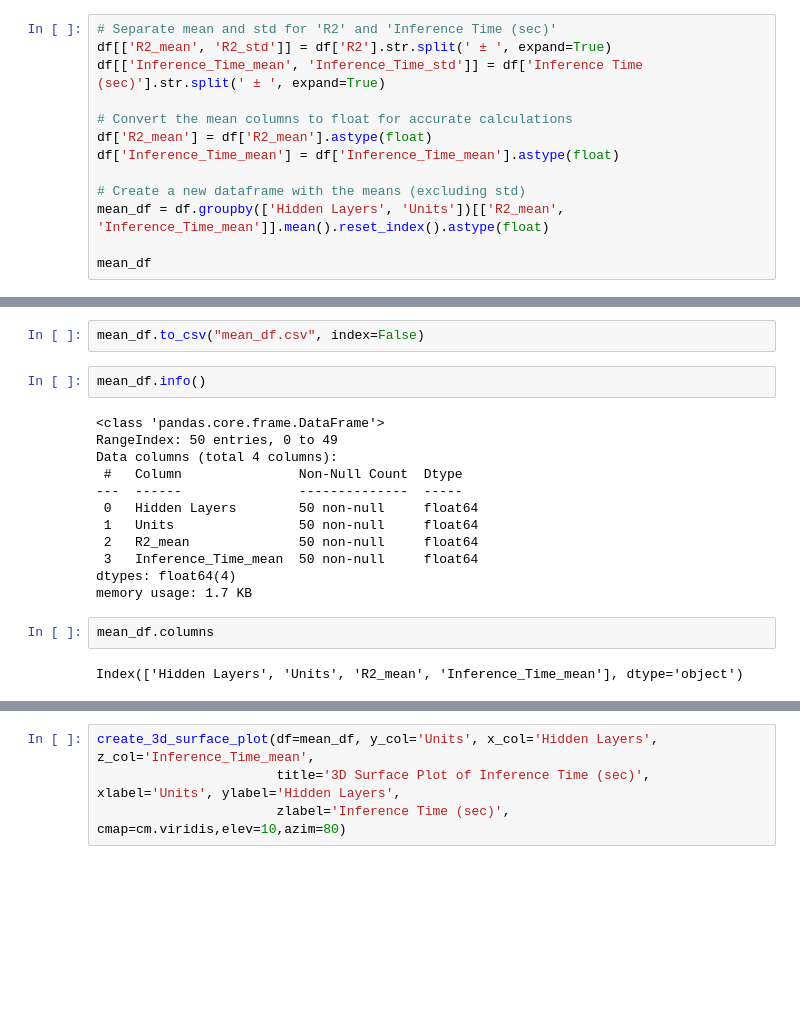
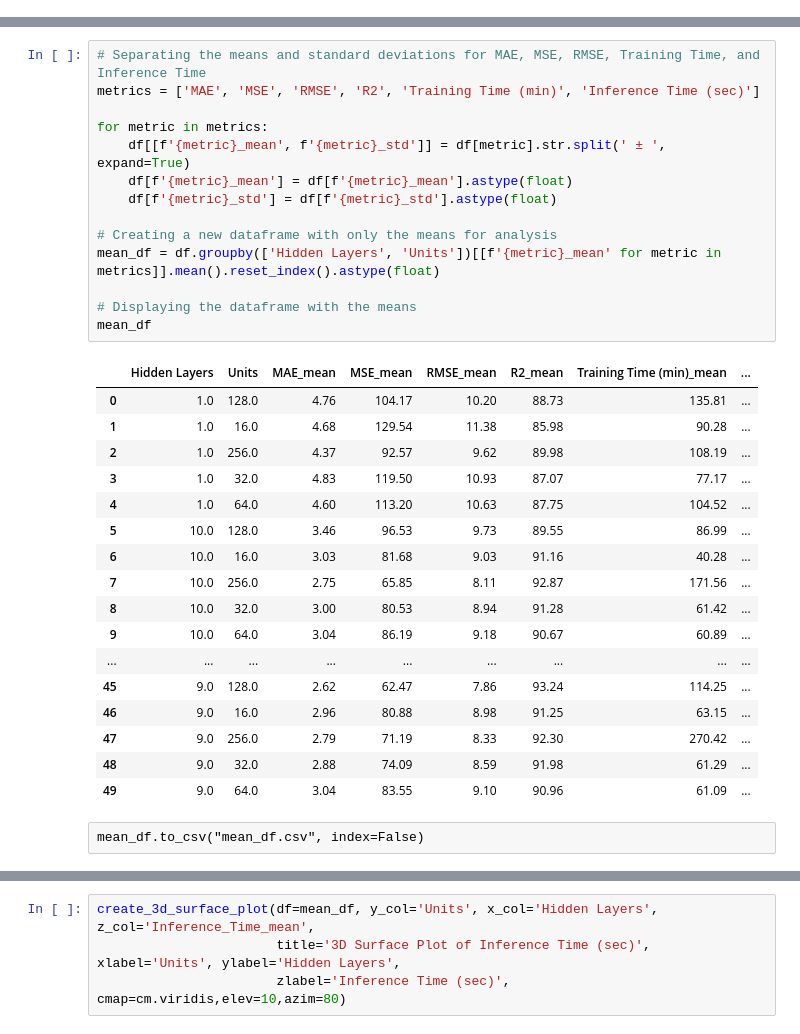
Before and after one commit to jpadantas/poker, a Jupyter notebook: ann/tables.ipynb, the cells around one changed output, grey strips where cells are left out. Saved outputs shown, nothing was run; the diff lists cells and outputs as text; blank space fills up the shorter version.

```diff
--- a/ann/tables.ipynb
+++ b/ann/tables.ipynb
@@ -60,16 +62,3 @@ df
 | 47 | 9 | 64 | 3.04 ± 0.41 | 83.55 ± 16.21 | 9.1 ± 0.9 | 90.96 ± 1.75 | 61.09 ± 26.91 | 7.03 ± 0.31 |
 | 48 | 9 | 128 | 2.62 ± 0.32 | 62.47 ± 14.81 | 7.86 ± 0.89 | 93.24 ± 1.6 | 114.25 ± 32.78 | 11.9 ± 0.71 |
 | 49 | 9 | 256 | 2.79 ± 0.4 | 71.19 ± 27.85 | 8.33 ± 1.53 | 92.3 ± 3.01 | 270.42 ± 132.69 | 24.84 ± 0.66 |
-# %%
-# Separate mean and std for 'R2' and 'Inference Time (sec)'
-df[['R2_mean', 'R2_std']] = df['R2'].str.split(' ± ', expand=True)
-df[['Inference_Time_mean', 'Inference_Time_std']] = df['Inference Time (sec)'].str.split(' ± ', expand=True)
-
-# Convert the mean columns to float for accurate calculations
-df['R2_mean'] = df['R2_mean'].astype(float)
-df['Inference_Time_mean'] = df['Inference_Time_mean'].astype(float)
-
-# Create a new dataframe with the means (excluding std)
-mean_df = df.groupby(['Hidden Layers', 'Units'])[['R2_mean', 'Inference_Time_mean']].mean().reset_index().astype(float)
-
-mean_df
@@ -94,20 +65,34 @@ mean_df
-# %%
-mean_df.to_csv("mean_df.csv", index=False)
-# %%
-mean_df.info()
-# %% [output]
-<class 'pandas.core.frame.DataFrame'>
-RangeIndex: 50 entries, 0 to 49
-Data columns (total 4 columns):
- #   Column               Non-Null Count  Dtype
----  ------               --------------  -----
- 0   Hidden Layers        50 non-null     float64
- 1   Units                50 non-null     float64
- 2   R2_mean              50 non-null     float64
- 3   Inference_Time_mean  50 non-null     float64
-dtypes: float64(4)
-memory usage: 1.7 KB
-# %%
-mean_df.columns
-# %% [output]
-Index(['Hidden Layers', 'Units', 'R2_mean', 'Inference_Time_mean'], dtype='object')
+# %%
+# Separating the means and standard deviations for MAE, MSE, RMSE, Training Time, and Inference Time
+metrics = ['MAE', 'MSE', 'RMSE', 'R2', 'Training Time (min)', 'Inference Time (sec)']
+
+for metric in metrics:
+    df[[f'{metric}_mean', f'{metric}_std']] = df[metric].str.split(' ± ', expand=True)
+    df[f'{metric}_mean'] = df[f'{metric}_mean'].astype(float)
+    df[f'{metric}_std'] = df[f'{metric}_std'].astype(float)
+
+# Creating a new dataframe with only the means for analysis
+mean_df = df.groupby(['Hidden Layers', 'Units'])[[f'{metric}_mean' for metric in metrics]].mean().reset_index().astype(float)
+
+# Displaying the dataframe with the means
+mean_df
+# %% [output]
+|  | Hidden Layers | Units | MAE_mean | MSE_mean | RMSE_mean | R2_mean | Training Time (min)_mean | ... |
+| 0 | 1.0 | 128.0 | 4.76 | 104.17 | 10.20 | 88.73 | 135.81 | ... |
+| 1 | 1.0 | 16.0 | 4.68 | 129.54 | 11.38 | 85.98 | 90.28 | ... |
+| 2 | 1.0 | 256.0 | 4.37 | 92.57 | 9.62 | 89.98 | 108.19 | ... |
+| 3 | 1.0 | 32.0 | 4.83 | 119.50 | 10.93 | 87.07 | 77.17 | ... |
+| 4 | 1.0 | 64.0 | 4.60 | 113.20 | 10.63 | 87.75 | 104.52 | ... |
+| 5 | 10.0 | 128.0 | 3.46 | 96.53 | 9.73 | 89.55 | 86.99 | ... |
+| 6 | 10.0 | 16.0 | 3.03 | 81.68 | 9.03 | 91.16 | 40.28 | ... |
+| 7 | 10.0 | 256.0 | 2.75 | 65.85 | 8.11 | 92.87 | 171.56 | ... |
+| 8 | 10.0 | 32.0 | 3.00 | 80.53 | 8.94 | 91.28 | 61.42 | ... |
+| 9 | 10.0 | 64.0 | 3.04 | 86.19 | 9.18 | 90.67 | 60.89 | ... |
+| ... | ... | ... | ... | ... | ... | ... | ... | ... |
+| 45 | 9.0 | 128.0 | 2.62 | 62.47 | 7.86 | 93.24 | 114.25 | ... |
+| 46 | 9.0 | 16.0 | 2.96 | 80.88 | 8.98 | 91.25 | 63.15 | ... |
+| 47 | 9.0 | 256.0 | 2.79 | 71.19 | 8.33 | 92.30 | 270.42 | ... |
+| 48 | 9.0 | 32.0 | 2.88 | 74.09 | 8.59 | 91.98 | 61.29 | ... |
+| 49 | 9.0 | 64.0 | 3.04 | 83.55 | 9.10 | 90.96 | 61.09 | ... |
+# %% [raw]
+mean_df.to_csv("mean_df.csv", index=False)
```
Also changed, not shown: parts of 7 cells of this notebook, 3 other files.
